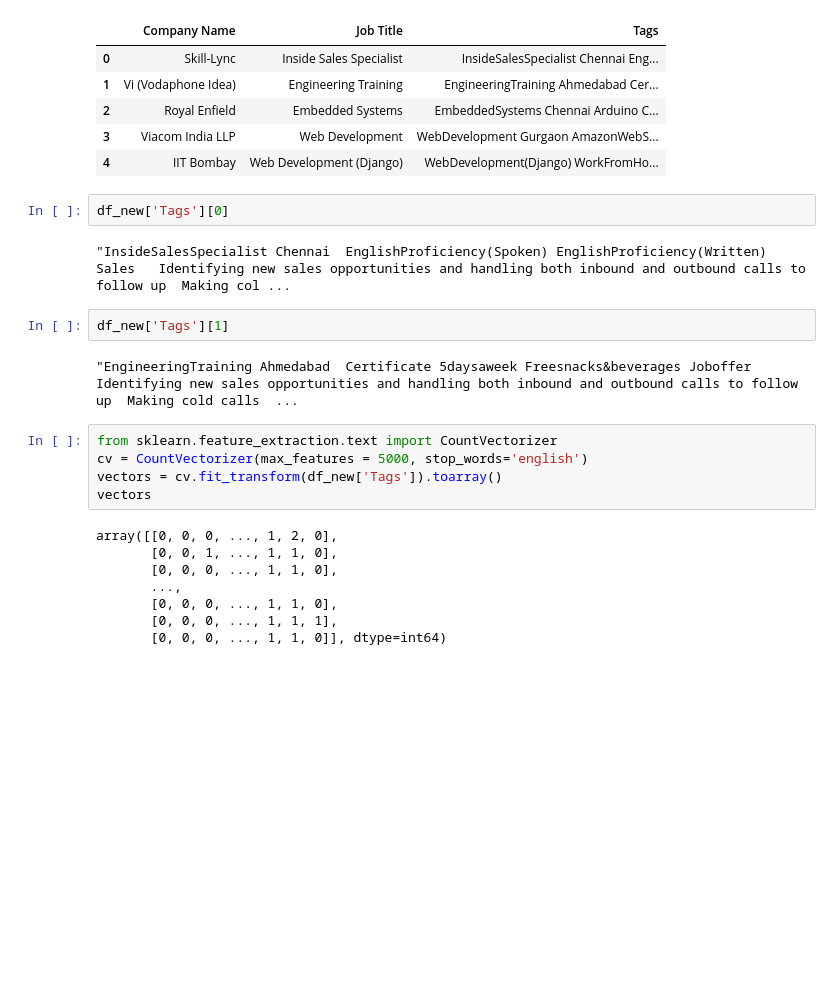
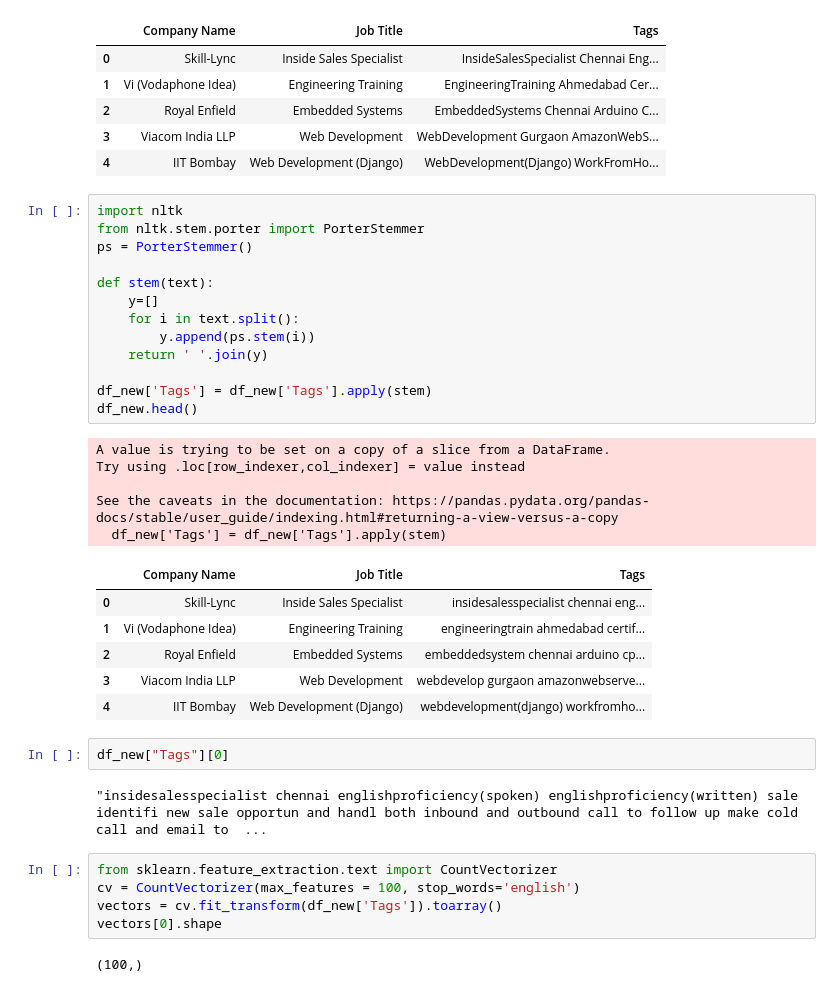
Before and after one commit to Dksie09/HireMe, a Jupyter notebook: main.ipynb, the cells around one changed output. Saved outputs shown, nothing was run; the diff lists cells and outputs as text; blank space fills up the shorter version.

```diff
--- a/main.ipynb
+++ b/main.ipynb
@@ -303,27 +303,42 @@ See the caveats in the documentation: https://pandas.pydata.org/pandas-docs/stab
 | 2 | Royal Enfield | Embedded Systems | EmbeddedSystems Chennai Arduino C... |
 | 3 | Viacom India LLP | Web Development | WebDevelopment Gurgaon AmazonWebS... |
 | 4 | IIT Bombay | Web Development (Django) | WebDevelopment(Django) WorkFromHo... |
+# %%
+import nltk
+from nltk.stem.porter import PorterStemmer
+ps = PorterStemmer()
+
+def stem(text):
+    y=[]
+    for i in text.split():
+        y.append(ps.stem(i))
+    return ' '.join(y)
+
+df_new['Tags'] = df_new['Tags'].apply(stem)
+df_new.head()
+# %% [output]
+A value is trying to be set on a copy of a slice from a DataFrame.
+Try using .loc[row_indexer,col_indexer] = value instead
+
+See the caveats in the documentation: https://pandas.pydata.org/pandas-docs/stable/user_guide/indexing.html#returning-a-view-versus-a-copy
+  df_new['Tags'] = df_new['Tags'].apply(stem)
+|  | Company Name | Job Title | Tags |
+| 0 | Skill-Lync | Inside Sales Specialist | insidesalesspecialist chennai eng... |
+| 1 | Vi (Vodaphone Idea) | Engineering Training | engineeringtrain ahmedabad certif... |
+| 2 | Royal Enfield | Embedded Systems | embeddedsystem chennai arduino cp... |
+| 3 | Viacom India LLP | Web Development | webdevelop gurgaon amazonwebserve... |
+| 4 | IIT Bombay | Web Development (Django) | webdevelopment(django) workfromho... |
 # %%
-df_new['Tags'][0]
+df_new["Tags"][0]
 # %% [output]
-"InsideSalesSpecialist Chennai  EnglishProficiency(Spoken) EnglishProficiency(Written) Sales   Identifying new sales opportunities and handling both inbound and outbound calls to follow up  Making col ...
+"insidesalesspecialist chennai englishproficiency(spoken) englishproficiency(written) sale identifi new sale opportun and handl both inbound and outbound call to follow up make cold call and email to  ...
-# %%
-df_new['Tags'][1]
-# %% [output]
-"EngineeringTraining Ahmedabad  Certificate 5daysaweek Freesnacks&beverages Joboffer   Identifying new sales opportunities and handling both inbound and outbound calls to follow up  Making cold calls  ...
 # %%
 from sklearn.feature_extraction.text import CountVectorizer
-cv = CountVectorizer(max_features = 5000, stop_words='english')
+cv = CountVectorizer(max_features = 100, stop_words='english')
 vectors = cv.fit_transform(df_new['Tags']).toarray()
-vectors
+vectors[0].shape
 # %% [output]
-array([[0, 0, 0, ..., 1, 2, 0],
-       [0, 0, 1, ..., 1, 1, 0],
-       [0, 0, 0, ..., 1, 1, 0],
-       ...,
-       [0, 0, 0, ..., 1, 1, 0],
-       [0, 0, 0, ..., 1, 1, 1],
-       [0, 0, 0, ..., 1, 1, 0]], dtype=int64)
+(100,)
 # %%
 cv.get_feature_names()
 # %% [output]
```
Also changed, not shown: parts of 4 cells of this notebook.
